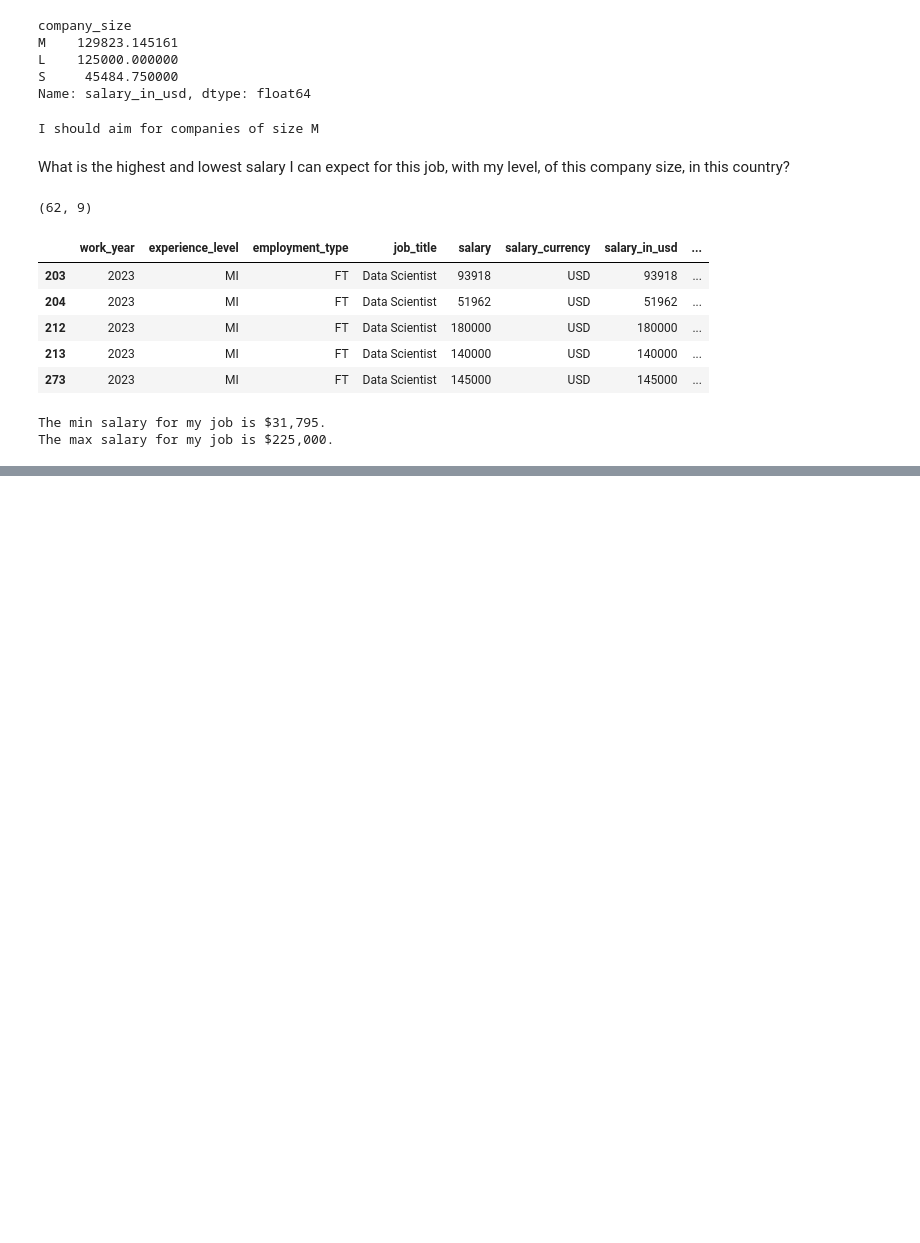
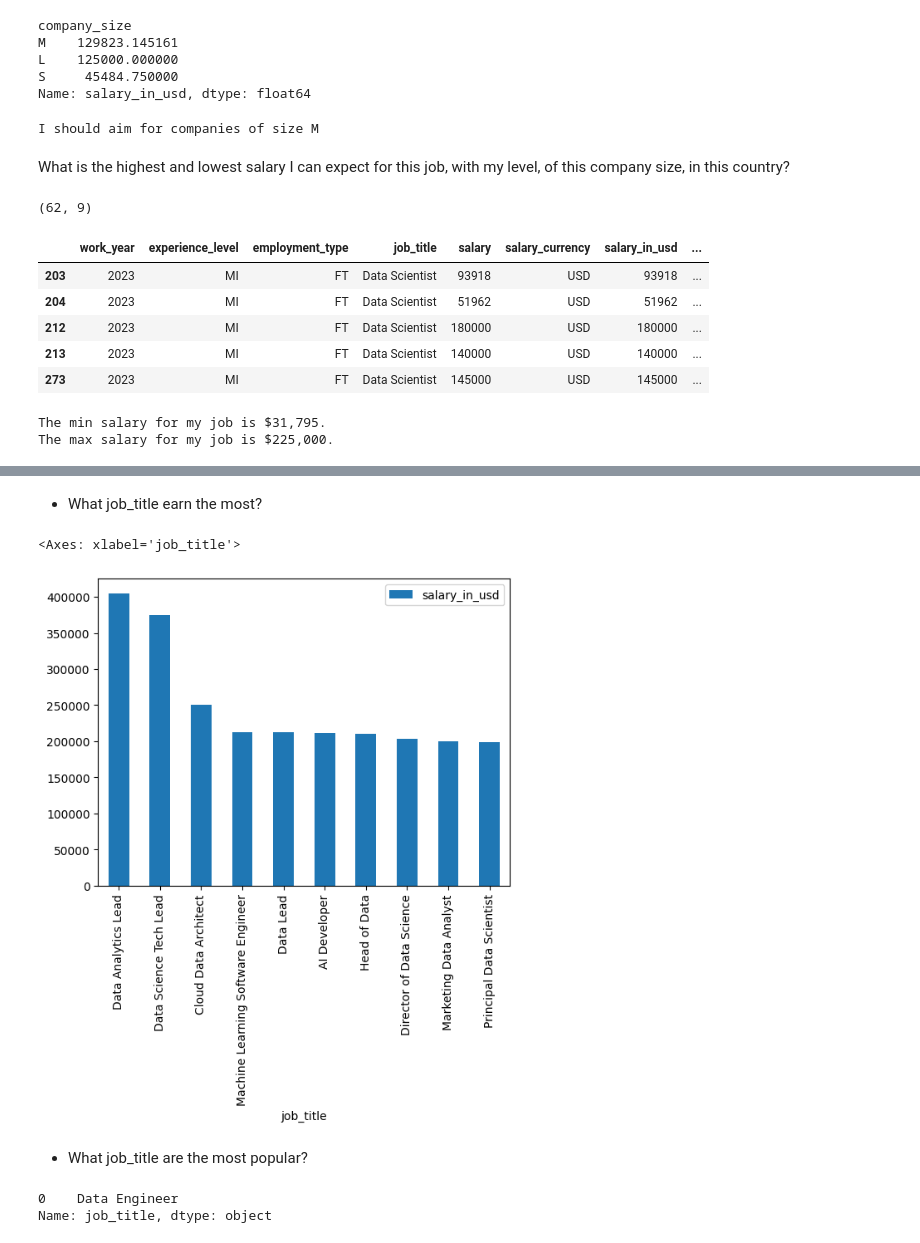
Before and after one commit to luumsk/NSU_Python, a Jupyter notebook: nbs/assignments/Practice.ipynb, the cells around one changed output, grey strips where cells are left out. Saved outputs shown, nothing was run; the diff lists cells and outputs as text; code cells hidden in the pictures; blank space fills up the shorter version.

```diff
--- a/nbs/assignments/Practice.ipynb
+++ b/nbs/assignments/Practice.ipynb
@@ -252,0 +260,16 @@ The max salary for my job is $225,000.
+# %% [markdown]
+- What job_title earn the most?
+# %%
+sorted_by_mean_salary = df.groupby("job_title").agg({"salary_in_usd": "mean"}).sort_values(by="salary_in_usd", ascending=False)
+
+sorted_by_mean_salary[:10].plot(kind="bar")
+# %% [output]
+<Axes: xlabel='job_title'>
+[figure, added]
+# %% [markdown]
+- What job_title are the most popular?
+# %%
+df["job_title"].mode()
+# %% [output]
+0    Data Engineer
+Name: job_title, dtype: object
```
Also changed, not shown: parts of 10 cells of this notebook, 1 other file.
